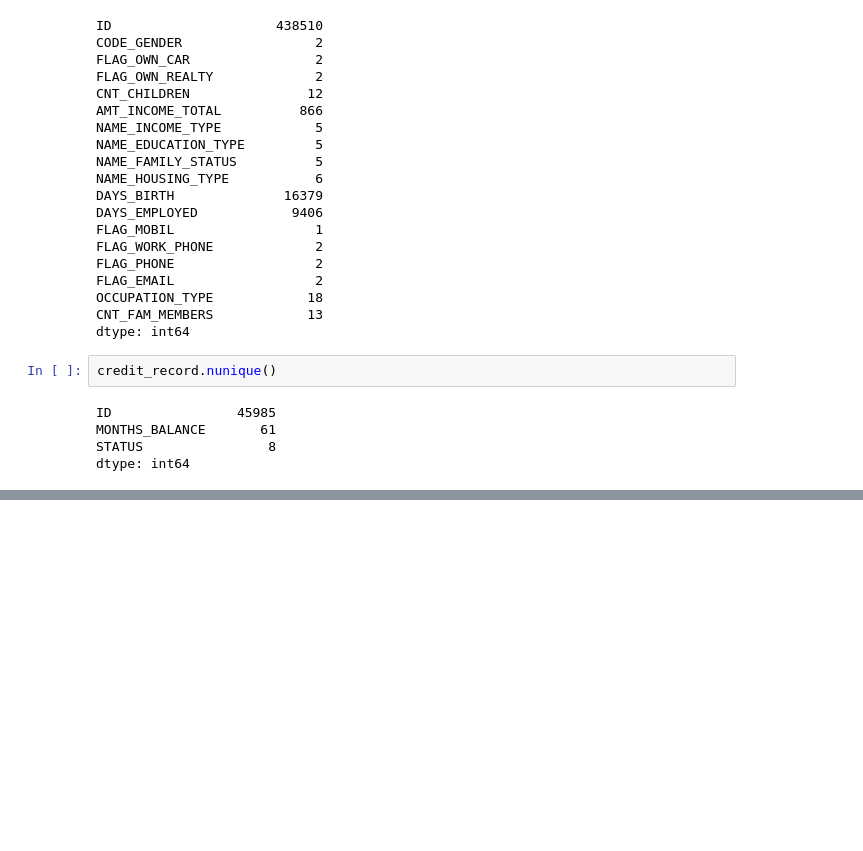
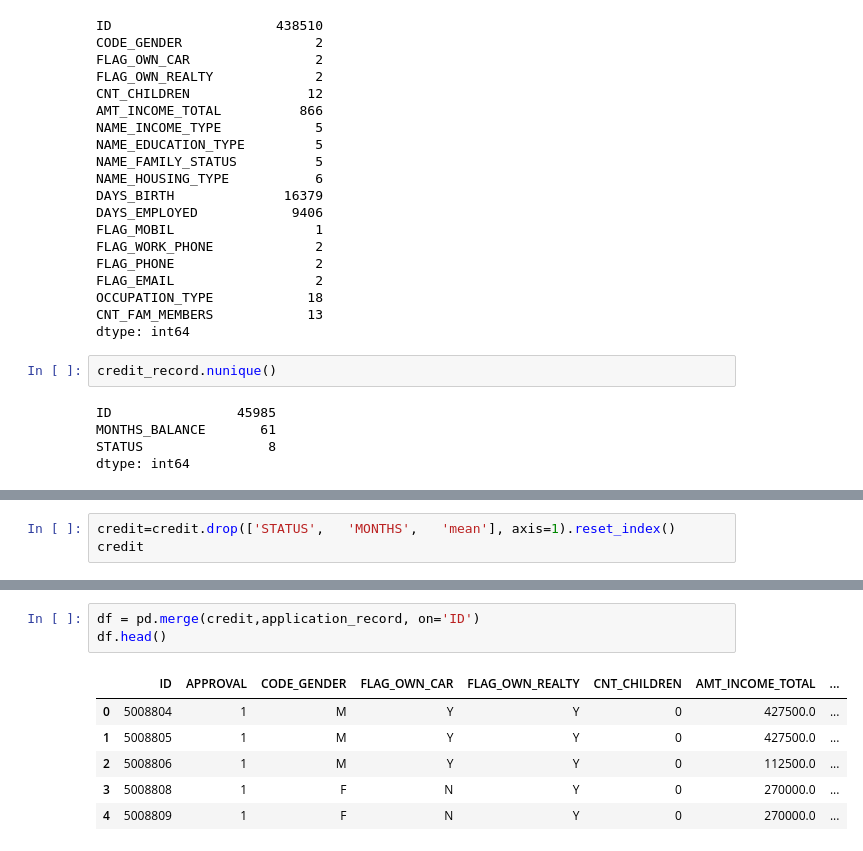
Before and after one commit to yyeseull/AI13, a Jupyter notebook: AI_13_서예슬_section2_project.ipynb, the cells around one changed output, grey strips where cells are left out. Saved outputs shown, nothing was run; the diff lists cells and outputs as text; blank space fills up the shorter version.

```diff
--- a/AI_13_서예슬_section2_project.ipynb
+++ b/AI_13_서예슬_section2_project.ipynb
@@ -136,0 +324,3 @@ dtype: int64
+# %%
+credit=credit.drop(['STATUS',	'MONTHS',	'mean'], axis=1).reset_index()
+credit
@@ -136,0 +341,10 @@ dtype: int64
+# %%
+df = pd.merge(credit,application_record, on='ID')
+df.head()
+# %% [output]
+|  | ID | APPROVAL | CODE_GENDER | FLAG_OWN_CAR | FLAG_OWN_REALTY | CNT_CHILDREN | AMT_INCOME_TOTAL | ... |
+| 0 | 5008804 | 1 | M | Y | Y | 0 | 427500.0 | ... |
+| 1 | 5008805 | 1 | M | Y | Y | 0 | 427500.0 | ... |
+| 2 | 5008806 | 1 | M | Y | Y | 0 | 112500.0 | ... |
+| 3 | 5008808 | 1 | F | N | Y | 0 | 270000.0 | ... |
+| 4 | 5008809 | 1 | F | N | Y | 0 | 270000.0 | ... |
```
Also changed, not shown: parts of 18 cells of this notebook.
